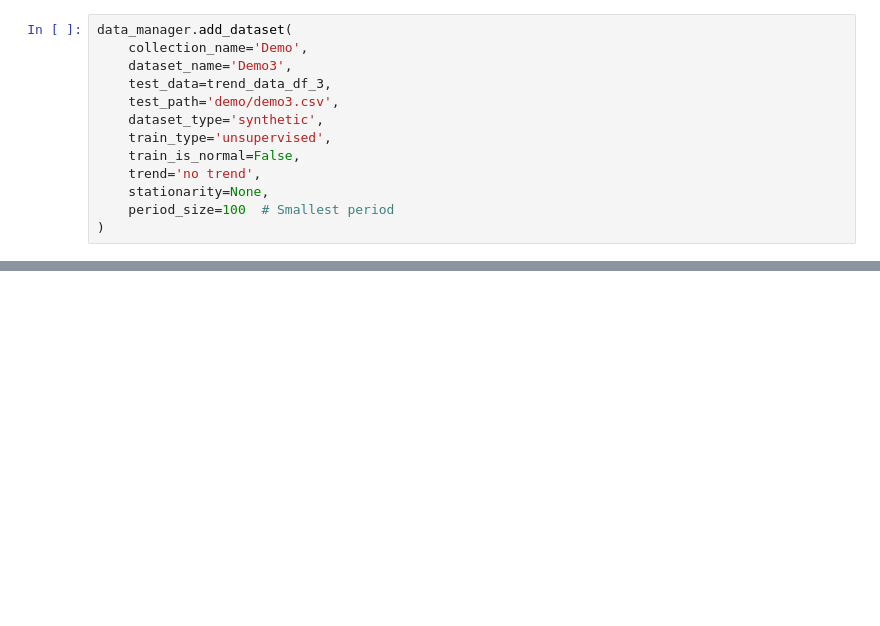
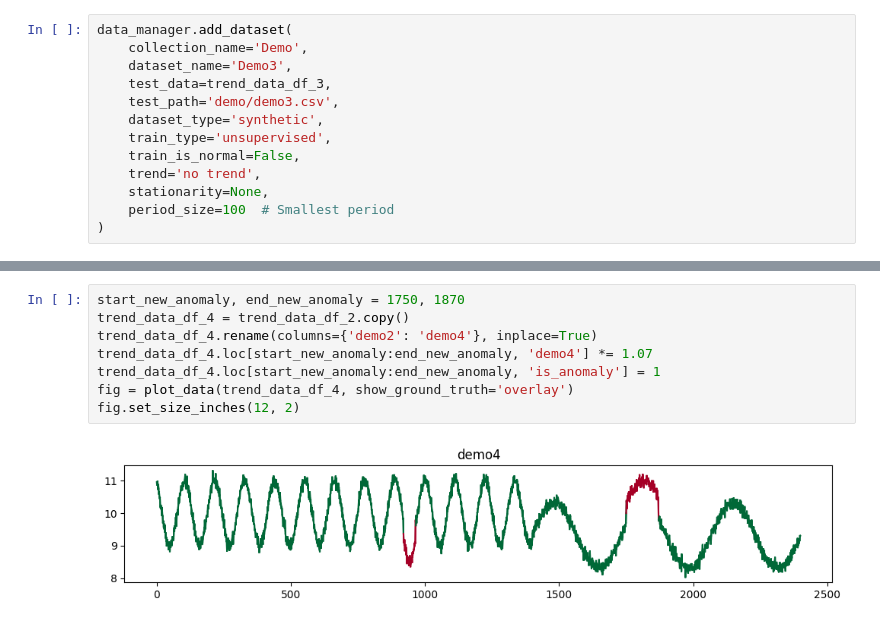
Before and after one commit to guillaumeme/dtaianomaly, a Jupyter notebook: notebooks/create_demo_collection.ipynb, the cells around one changed output, grey strips where cells are left out. Drawn from its saved outputs; the diff is of its cells as text; blank space fills up the shorter version.

Commit message:
Added text to notebook + fix in data manager

```diff
--- a/notebooks/create_demo_collection.ipynb
+++ b/notebooks/create_demo_collection.ipynb
@@ -98,0 +117,10 @@ data_manager.add_dataset(
+# %%
+start_new_anomaly, end_new_anomaly = 1750, 1870
+trend_data_df_4 = trend_data_df_2.copy()
+trend_data_df_4.rename(columns={'demo2': 'demo4'}, inplace=True)
+trend_data_df_4.loc[start_new_anomaly:end_new_anomaly, 'demo4'] *= 1.07
+trend_data_df_4.loc[start_new_anomaly:end_new_anomaly, 'is_anomaly'] = 1
+fig = plot_data(trend_data_df_4, show_ground_truth='overlay')
+fig.set_size_inches(12, 2)
+# %% [output]
+[figure, added]
```
Also changed, not shown: parts of 12 cells of this notebook, 2 other files.
